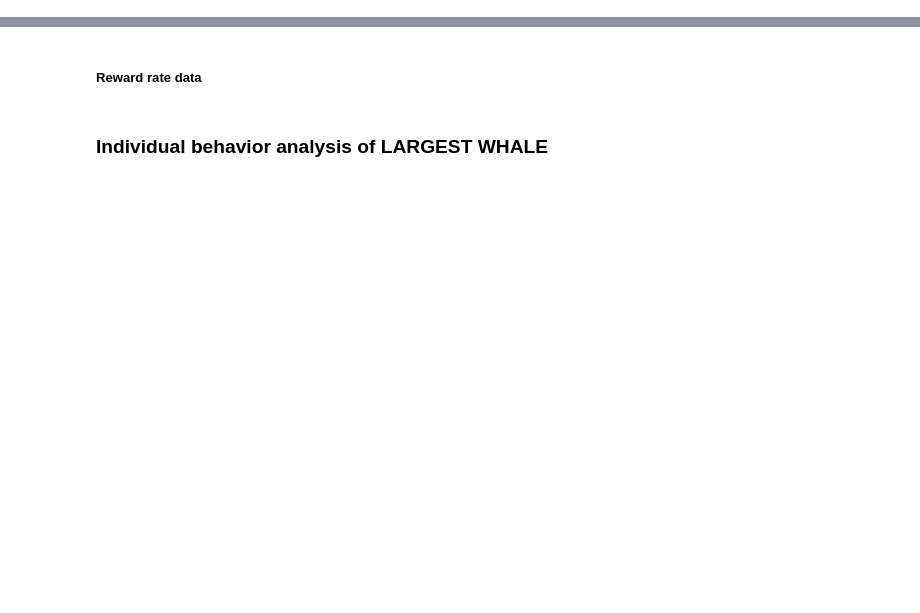
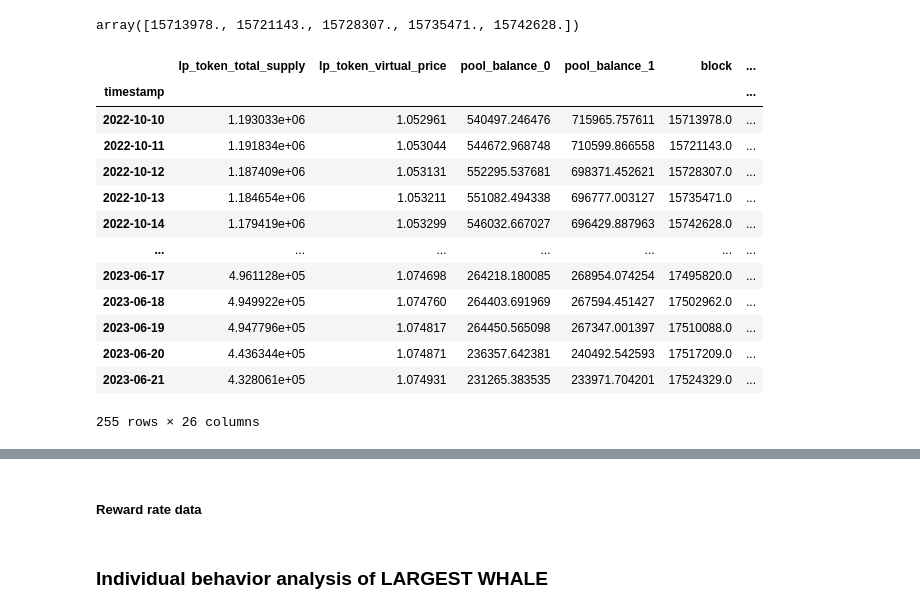
Before and after one commit to sklaries26/InternProject, a Jupyter notebook: internproject/whale_analysis.ipynb, the cells around one changed output, grey strips where cells are left out. Cells and saved outputs as stored; diff of their text form; code cells hidden in the pictures; blank space fills up the shorter version.

```diff
--- a/internproject/whale_analysis.ipynb
+++ b/internproject/whale_analysis.ipynb
@@ -18,0 +22,21 @@ stETH_ETH_apr_df = pd.read_csv(
+# %%
+stETH_ETH_apr_df['block'].values[:5]
+# %% [output]
+array([15713978., 15721143., 15728307., 15735471., 15742628.])
+# %%
+stETH_ETH_apr_df
+# %% [output]
+|  | lp_token_total_supply | lp_token_virtual_price | pool_balance_0 | pool_balance_1 | block | ... |
+| timestamp |  |  |  |  |  | ... |
+| 2022-10-10 | 1.193033e+06 | 1.052961 | 540497.246476 | 715965.757611 | 15713978.0 | ... |
+| 2022-10-11 | 1.191834e+06 | 1.053044 | 544672.968748 | 710599.866558 | 15721143.0 | ... |
+| 2022-10-12 | 1.187409e+06 | 1.053131 | 552295.537681 | 698371.452621 | 15728307.0 | ... |
+| 2022-10-13 | 1.184654e+06 | 1.053211 | 551082.494338 | 696777.003127 | 15735471.0 | ... |
+| 2022-10-14 | 1.179419e+06 | 1.053299 | 546032.667027 | 696429.887963 | 15742628.0 | ... |
+| ... | ... | ... | ... | ... | ... | ... |
+| 2023-06-17 | 4.961128e+05 | 1.074698 | 264218.180085 | 268954.074254 | 17495820.0 | ... |
+| 2023-06-18 | 4.949922e+05 | 1.074760 | 264403.691969 | 267594.451427 | 17502962.0 | ... |
+| 2023-06-19 | 4.947796e+05 | 1.074817 | 264450.565098 | 267347.001397 | 17510088.0 | ... |
+| 2023-06-20 | 4.436344e+05 | 1.074871 | 236357.642381 | 240492.542593 | 17517209.0 | ... |
+| 2023-06-21 | 4.328061e+05 | 1.074931 | 231265.383535 | 233971.704201 | 17524329.0 | ... |
+255 rows × 26 columns
```
Also changed, not shown: parts of 4 cells of this notebook, 2 other files.
